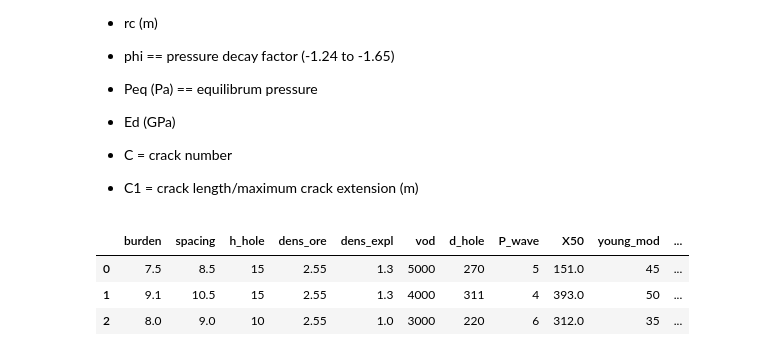
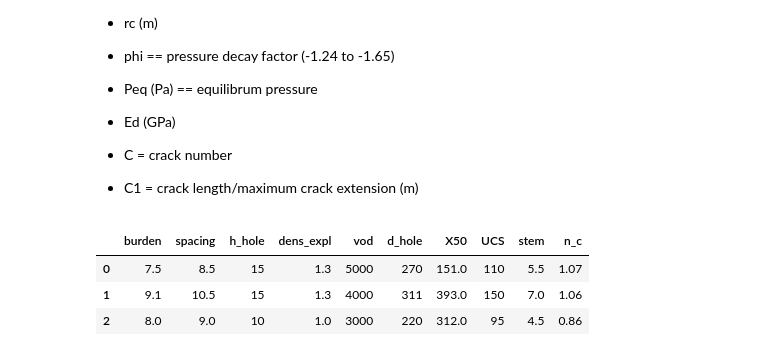
Before and after one commit to FVillanueva26/codespaces-jupyter, a Jupyter notebook: notebooks/test.ipynb, the cells around one changed output. Cells and saved outputs as stored; diff of their text form; code cells hidden in the pictures.

```diff
--- a/notebooks/test.ipynb
+++ b/notebooks/test.ipynb
@@ -254,15 +254,15 @@ ro (m)
 # %%
 #Tensile Strength in Pascal could be included in the excel file as well as the poisson ratio.
 
-test_fines = blast.loc[:,('burden', 'spacing', 'h_hole', 'dens_ore', 'dens_expl', 'vod', 'd_hole', 'P_wave', 'X50',  'young_mod',  'UCS','v')]
+test_fines = blast.loc[:,('burden', 'spacing', 'h_hole', 'dens_expl', 'vod', 'd_hole', 'X50', 'UCS','stem','n_c')]
 
 #Define the Tensile Strength as 10 times less than the UCS
-test_fines['Ts'] = [11000000, 15000000, 9500000] #Pascales tensile strength
+#test_fines['Ts'] = [11000000, 15000000, 9500000] #Pascales tensile strength
 #test_fines['v'] = [0.24,0.24,0.24] #Poisson
 display(test_fines)
 # %% [output]
-|  | burden | spacing | h_hole | dens_ore | dens_expl | vod | d_hole | P_wave | X50 | young_mod | ... |
-| 0 | 7.5 | 8.5 | 15 | 2.55 | 1.3 | 5000 | 270 | 5 | 151.0 | 45 | ... |
-| 1 | 9.1 | 10.5 | 15 | 2.55 | 1.3 | 4000 | 311 | 4 | 393.0 | 50 | ... |
-| 2 | 8.0 | 9.0 | 10 | 2.55 | 1.0 | 3000 | 220 | 6 | 312.0 | 35 | ... |
+|  | burden | spacing | h_hole | dens_expl | vod | d_hole | X50 | UCS | stem | n_c |
+| 0 | 7.5 | 8.5 | 15 | 1.3 | 5000 | 270 | 151.0 | 110 | 5.5 | 1.07 |
+| 1 | 9.1 | 10.5 | 15 | 1.3 | 4000 | 311 | 393.0 | 150 | 7.0 | 1.06 |
+| 2 | 8.0 | 9.0 | 10 | 1.0 | 3000 | 220 | 312.0 | 95 | 4.5 | 0.86 |
 # %%
```
Also changed, not shown: parts of 7 cells of this notebook.
